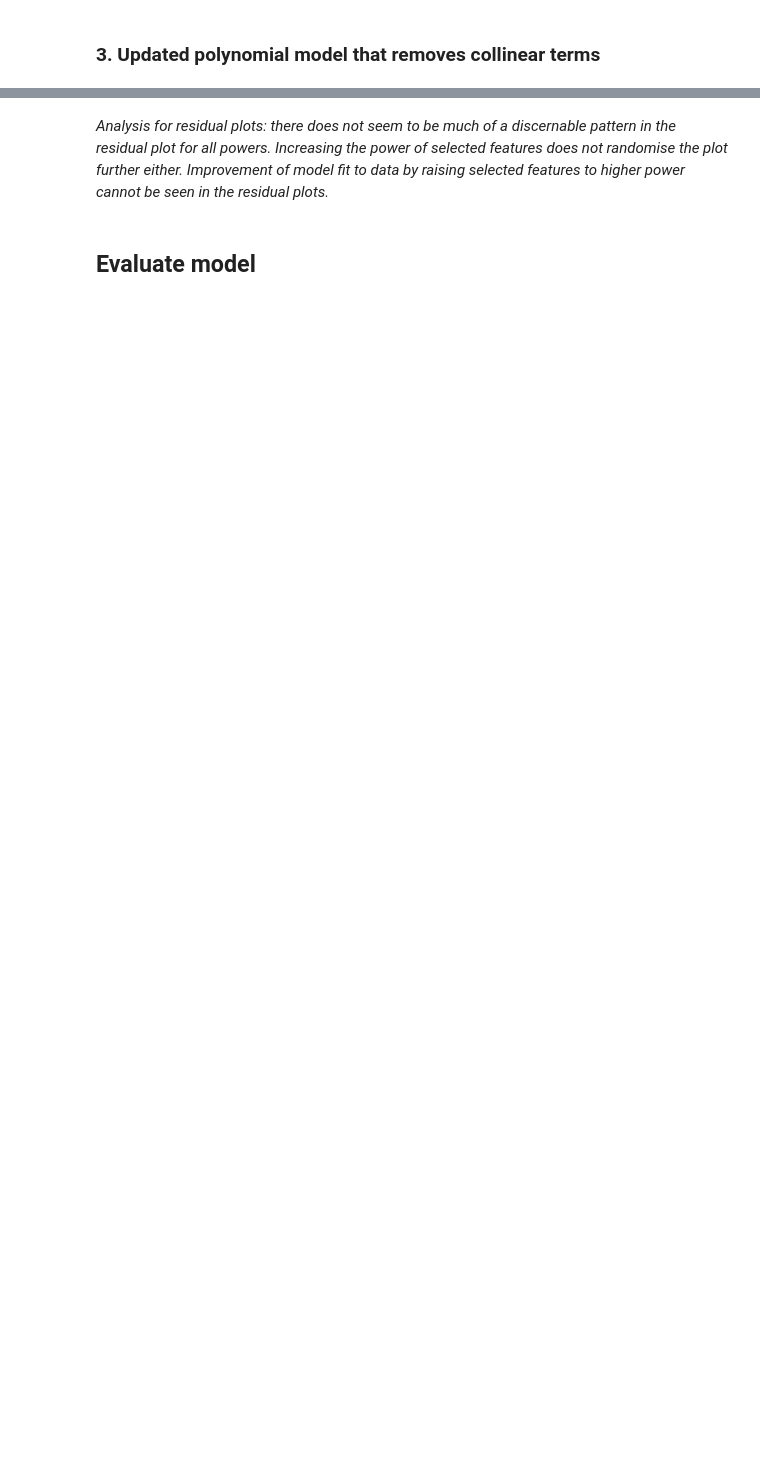
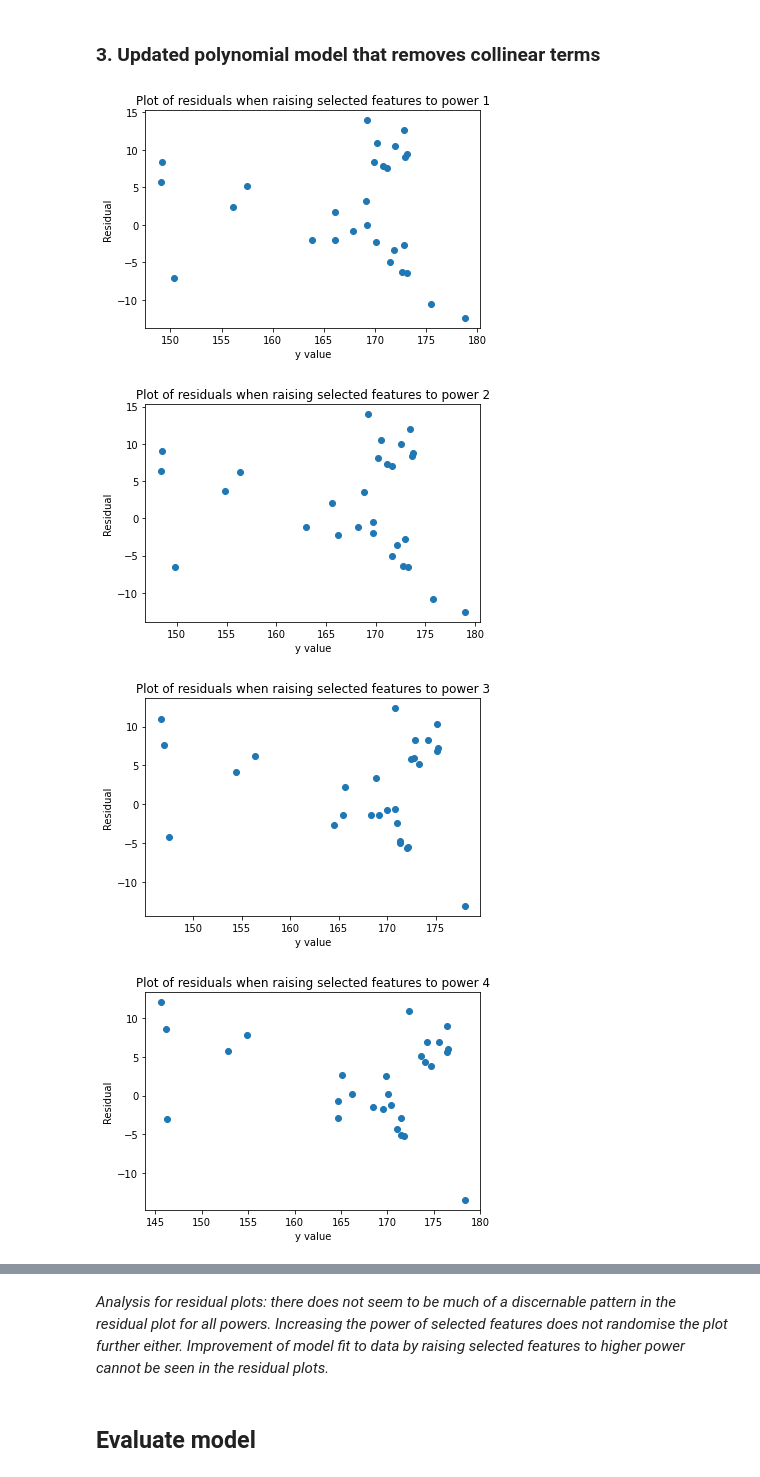
Before and after one commit to shanghongsim/term3_dtp, a Jupyter notebook: task2.ipynb, the cells around one changed output, grey strips where cells are left out. Cells and saved outputs as stored; diff of their text form; code cells hidden in the pictures; blank space fills up the shorter version.

```diff
--- a/task2.ipynb
+++ b/task2.ipynb
@@ -619,7 +665,6 @@
 features=['new_deaths', 'new_cases', 'stringency_index', 'total_tests', 'icu_patients_per_million'] #maybe because of collinearity
 power_feature=['icu_patients_per_million', 'new_cases']
 
-all={}
 mse_all_1=[]
 r2_all_1=[]
 adj_r2_all_1=[]
@@ -655,31 +700,36 @@ for i in range(1,8):
 
     # Collect evaluation metric
 
     # MSE
     actual=prepare_target(df_target_test)
     mse2=mean_squared_error(actual,pred)
     # print("MSE: ",mse2)
-    mse_all.append(mse2)
+    mse_all_1.append(mse2)
 
     # r_2
     r2 = r2_score(actual,pred)
     # print("r2: ",r2)
     r2_all_1.append(r2)
 
     #adj r2
     adj_r2=adj_r2_score(df_features_test,actual,pred)
     # print('adjusted r2: ',adj_r2)
     adj_r2_all_1.append(adj_r2)
 
     # Residual plot
     # Calculate and plot residuals
     plt.figure(i)
     error=actual-pred
     error_all_1.append(error)
     # print(error)
     plt.scatter(pred,error)
     plt.title('Plot of residuals when raising selected features to power '+str(i))
     plt.xlabel('y value')
     plt.ylabel('Residual')
 
     # print("_" * 10)
+# %% [output]
+[figure, added]
+[figure, added]
+[figure, added]
+[figure, added]
```
Also changed, not shown: parts of 29 cells of this notebook.
